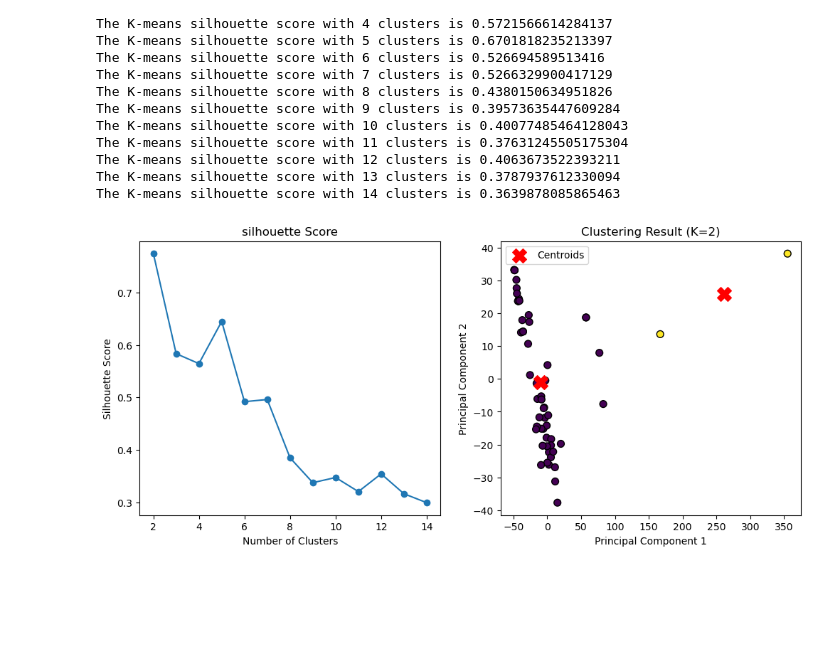
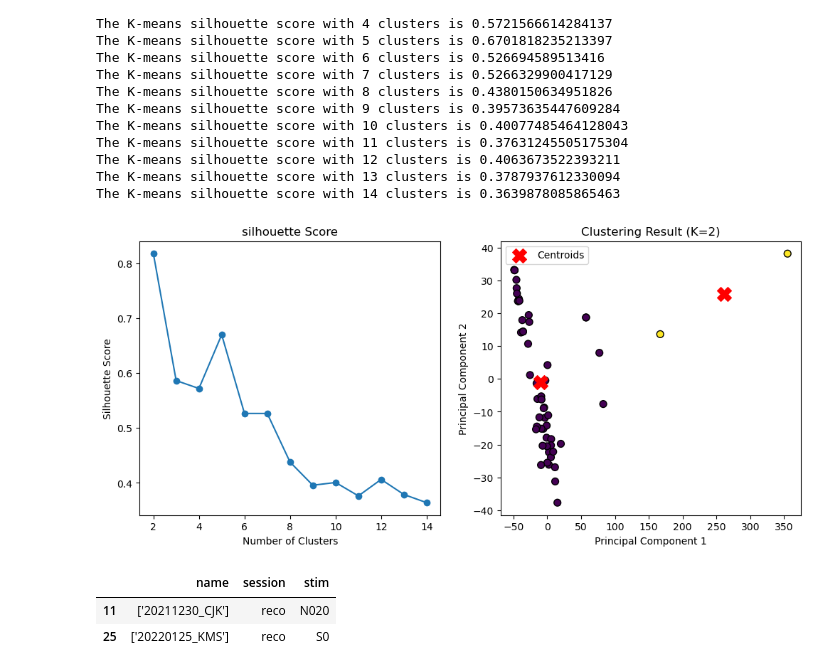
Before and after one commit to Esoh124/B2X_2nd_Year_3rd_Pilot_Customizing, a Jupyter notebook: python/clustering.ipynb, the cells around one changed output. Saved outputs shown, nothing was run; the diff lists cells and outputs as text; code cells hidden in the pictures; blank space fills up the shorter version.

Commit message:
clustering_tmp

```diff
--- a/python/clustering.ipynb
+++ b/python/clustering.ipynb
@@ -27,9 +47,9 @@ exception = ['name', 'stim', 'session']
 
 feature_name = np.setdiff1d(name, exception)
 
-features_df = features_df[feature_name]
+features_df2 = features_df[feature_name]
 
-df2 = features_df.applymap(pd.to_numeric)
+df2 = features_df2.applymap(pd.to_numeric)
 # %%
 #---------------------------------- Correlation ------------------------------------
 plt.figure()
@@ -106,19 +125,11 @@ def get_best(b1, b2):
 # silhouette score
 
 def k_means_modeling(data, k):
-    initial_centers = random_center_initializer(data, k, random_state = 5).initialize()
-    model = KMeans(data, initial_centers = initial_centers)
-    model.process()
+    model = KMeans(n_clusters = k, random_state = 5, n_init = "auto").fit(data)
+    pyLabels = model.labels_
+    print(f"The K-means silhouette score with {k} clusters is {silhouette_score(data, pyLabels, metric='euclidean')}")
 
-    #Cluster analysis result - clusters and centers
-    # pyClusters = model.get_clusters()
-    # pyCenters = model.get_centers()
-    # pyEncoding= model.get_cluster_encoding()
-    # pyEncoder = cluster_encoder(pyEncoding, pyClusters, data)
-    # pyLabels = pyEncoder.set_encoding(0).get_clusters()
-    print(f"The K-means silhouette score with {k} clusters is {silhouette_score(data, model.labels_, metric='euclidean')}")
-
-    return silhouette_score(data, pyLabels, metric = 'manhattan'), model
+    return silhouette_score(data, pyLabels, metric = 'euclidean'), model
 # %%
 #----------------------------------  main --------------------------------------------
 # feature들을 여러개로 나누고 for문
@@ -164,21 +176,14 @@ AttributeError: 'list' object has no attribute 'shape'
 # %%
-def k_means_modeling(data, k):
-    model = KMeans(n_clusters = k, random_state = 5, n_init = "auto").fit(data)
-    pyLabels = model.labels_
-    print(f"The K-means silhouette score with {k} clusters is {silhouette_score(data, pyLabels, metric='euclidean')}")
-
-    return silhouette_score(data, pyLabels, metric = 'manhattan'), model
-
 # K-means without backward elimination
-kmeans_shiluette= []
+kmeans_silhouette= []
 data = selected_df
 best_k = 1
 
 print("***********K-means**************")
 for k in range(2, 15):
     new_criteria, new_model = k_means_modeling(data, k)
-    kmeans_shiluette.append(new_criteria)
-    if(new_criteria == max(kmeans_shiluette)):
+    kmeans_silhouette.append(new_criteria)
+    if(new_criteria == max(kmeans_silhouette)):
         best_model = new_model
         best_k = k
 # %% [output]
@@ -199,28 +204,35 @@ The K-means silhouette score with 14 clusters is 0.3639878085865463
 # %%
 # ----------------------- plotting -----------------------------------
 fig, axs = plt.subplots(1, 2, figsize = (12, 5))
 
 n_clusters = range(2, 15)
 axs[0].set_title('silhouette Score')
-axs[0].plot(n_clusters, kmeans_shiluette, marker='o')
+axs[0].plot(n_clusters, kmeans_silhouette, marker='o')
 axs[0].set_xlabel('Number of Clusters')
 axs[0].set_ylabel('Silhouette Score')
 
 # Scatter plot
 # use PCA to plot the clutering result
 best_n_clusters = best_k  # 예시로 4개의 클러스터를 사용
 labels = best_model.labels_
 
 pca = PCA(n_components = 2) # 2D로 나타내기 위해 우선은 2로
 reduced_X = pca.fit_transform(selected_df)
 
 axs[1].set_title(f'Clustering Result (K={best_n_clusters})')
 axs[1].scatter(reduced_X[:, 0], reduced_X[:, 1], c=labels, cmap='viridis', edgecolor='k', s=50)
 axs[1].scatter(pca.transform(best_model.cluster_centers_)[:, 0], pca.transform(best_model.cluster_centers_)[:, 1],
             marker='X', s=200, color='red', label='Centroids')
 axs[1].set_xlabel('Principal Component 1')
 axs[1].set_ylabel('Principal Component 2')
 axs[1].legend()
 plt.show()
+
+non_zero_idx = np.nonzero(labels)
+pd.set_option('display.max_columns', None)
+features_df.iloc[non_zero_idx][['name', 'session', 'stim']]
 # %% [output]
-[figure, old version]
+[figure, new version]
+|  | name | session | stim |
+| 11 | ['20211230_CJK'] | reco | N020 |
+| 25 | ['20220125_KMS'] | reco | S0 |
```
Also changed, not shown: parts of 7 cells of this notebook.
